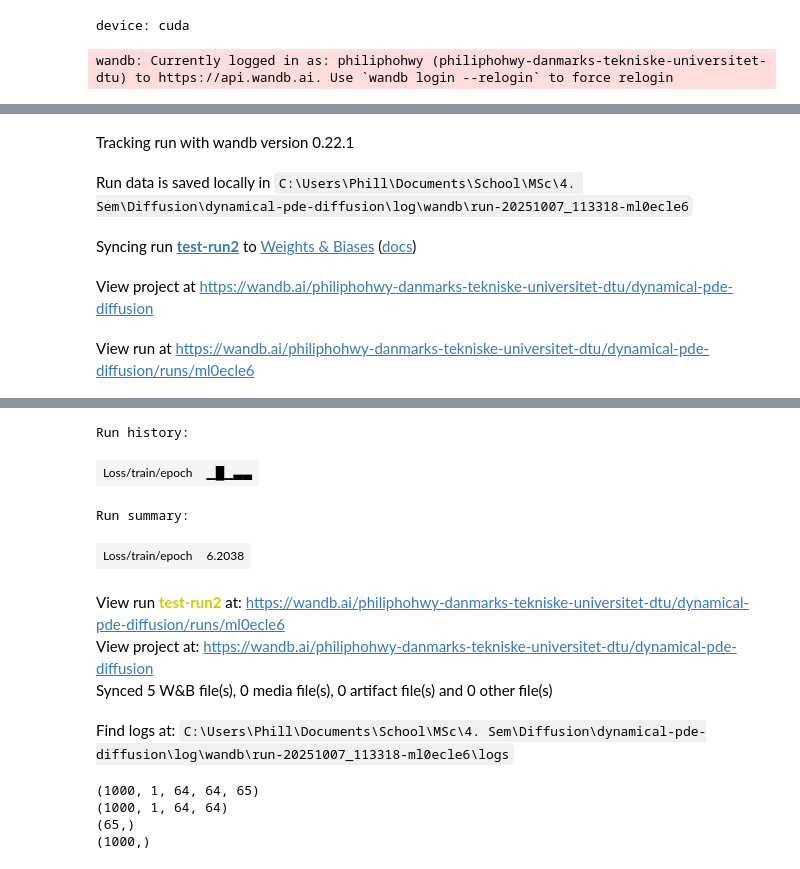
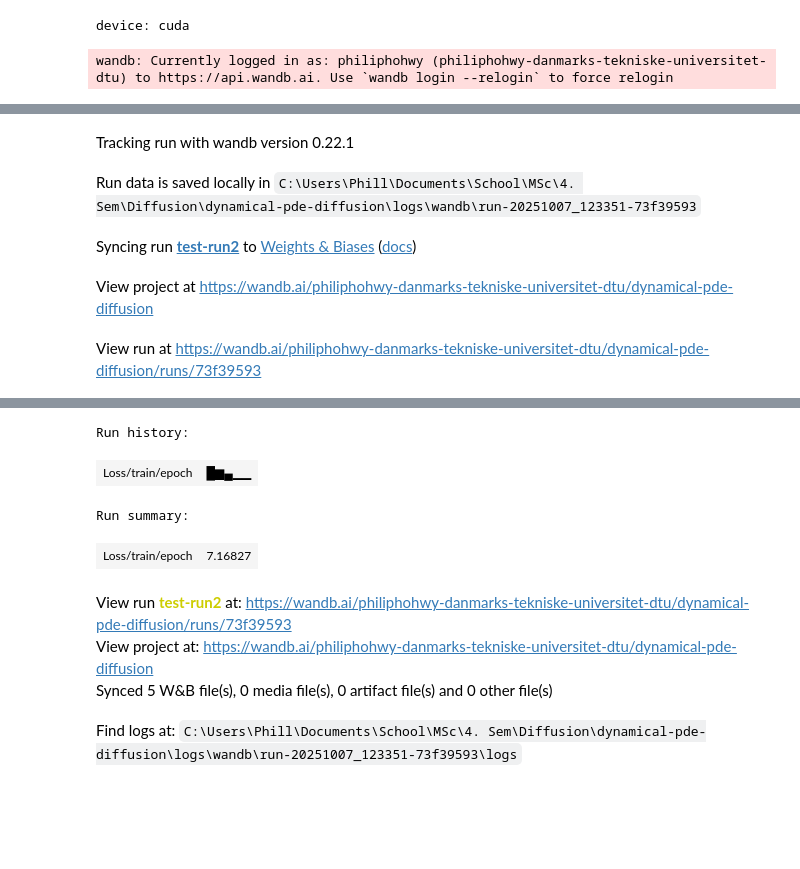
Before and after one commit to cmt-dtu-energy/dynamical-pde-diffusion, a Jupyter notebook: notebooks/00_testing.ipynb, the cells around one changed output, grey strips where cells are left out. Drawn from its saved outputs; the diff is of its cells as text; code cells hidden in the pictures; blank space fills up the shorter version.

Commit message:
working train.py script implemented, added configs for hydra/omegaconf

```diff
--- a/notebooks/00_testing.ipynb
+++ b/notebooks/00_testing.ipynb
@@ -16,0 +34,9 @@ Data directory: c:\Users\Phill\Documents\School\MSc\4. Sem\Diffusion\dynamical-p
+# %%
+data = np.load(data_dir / "heat_eq_data_1000_64_64_64_0_20.npz")
+
+A = data["U"][..., 0]  # (N, 1, S, S)
+U = data["U"]  # (N, 1, S, S, steps)
+t_steps = data["t_steps"]  # (steps,)
+labels = data["labels"]  # (N,)
+if labels.ndim == 1:
+    labels = labels.reshape((-1, 1))  # (N, 1)
@@ -17,19 +82,9 @@ Data directory: c:\Users\Phill\Documents\School\MSc\4. Sem\Diffusion\dynamical-p
 # %%
-data_shape = (64, 64) # (h, w)
-num_ch_a = 1
-num_ch_u = 2
-N = 100
-num_tsteps = 50
-label_dim = 3
+data_shape = A.shape[-2:]
+ch_a = A.shape[1]
+ch_u = U.shape[1]
+N = A.shape[0]
+num_tsteps = t_steps.shape[0]
+label_dim = labels.shape[1]
 
-t_steps = np.linspace(0, 1, num_tsteps)  # shape (T,)
-labels = np.ones((N, label_dim))  # shape (N, label_dim)
-init_cond = np.zeros((N, num_ch_a, *data_shape))  # shape (N, ch0, h, w)
-data = np.zeros((N, num_ch_u, *data_shape, num_tsteps))  # shape (N, ch1, h, w, T)
-
-dataset = dpde.datasets.DiffusionDataset(
-    init_state=init_cond,
-    data=data,
-    t_steps=t_steps,
-    labels=labels
-)
+print(f"Data shape: {data_shape}, ch_a: {ch_a}, ch_u: {ch_u}, N: {N}, num_tsteps: {num_tsteps}, label_dim: {label_dim}")
@@ -45,5 +123,5 @@ Label shape: torch.Size([10, 4]) Expected shape: (2, 4)
 # %%
-chs = [num_ch_a + num_ch_u, 32, 64, 128, 256]
+chs = [ch_a + ch_u, 32, 64, 128, 256]
 
 unet = dpde.models.Unet(chs, label_ch=label_dim + 1)
 edm_model = dpde.models.EDMWrapper(unet)
@@ -65,28 +143,28 @@ wandb_kwargs = {
 # %%
 dpde.training.train(
     model=edm_model,
-    dataloader=dataloader,
+    dataloader=trainloader,
     loss_fn=loss,
     device=device,
     epochs=5,
     lr=1e-4,
     weight_decay=0.0,
     wandb_kwargs=wandb_kwargs
 )
 # %% [output]
 wandb: Currently logged in as: philiphohwy (philiphohwy-danmarks-tekniske-universitet-dtu) to https://api.wandb.ai. Use `wandb login --relogin` to force relogin
 [interactive output not drawn]
 Tracking run with wandb version 0.22.1
-Run data is saved locally in C:\Users\Phill\Documents\School\MSc\4. Sem\Diffusion\dynamical-pde-diffusion\log\wandb\run-20251007_113318-ml0ecle6
+Run data is saved locally in C:\Users\Phill\Documents\School\MSc\4. Sem\Diffusion\dynamical-pde-diffusion\logs\wandb\run-20251007_123351-73f39593
 Syncing run test-run2 to Weights & Biases (docs)
 View project at https://wandb.ai/philiphohwy-danmarks-tekniske-universitet-dtu/dynamical-pde-diffusion
-View run at https://wandb.ai/philiphohwy-danmarks-tekniske-universitet-dtu/dynamical-pde-diffusion/runs/ml0ecle6
+View run at https://wandb.ai/philiphohwy-danmarks-tekniske-universitet-dtu/dynamical-pde-diffusion/runs/73f39593
 [interactive output not drawn]
 Run history:
-| Loss/train/epoch | ▁█▁▃▃ |
+| Loss/train/epoch | █▆▄▁▁ |
 Run summary:
-| Loss/train/epoch | 6.2038 |
+| Loss/train/epoch | 7.16827 |
-View run test-run2 at: https://wandb.ai/philiphohwy-danmarks-tekniske-universitet-dtu/dynamical-pde-diffusion/runs/ml0ecle6
+View run test-run2 at: https://wandb.ai/philiphohwy-danmarks-tekniske-universitet-dtu/dynamical-pde-diffusion/runs/73f39593
 View project at: https://wandb.ai/philiphohwy-danmarks-tekniske-universitet-dtu/dynamical-pde-diffusion
 Synced 5 W&B file(s), 0 media file(s), 0 artifact file(s) and 0 other file(s)
-Find logs at: C:\Users\Phill\Documents\School\MSc\4. Sem\Diffusion\dynamical-pde-diffusion\log\wandb\run-20251007_113318-ml0ecle6\logs
+Find logs at: C:\Users\Phill\Documents\School\MSc\4. Sem\Diffusion\dynamical-pde-diffusion\logs\wandb\run-20251007_123351-73f39593\logs
@@ -96,15 +170,0 @@ data = np.load(data_dir / "heat_eq_data_1000_64_64_64_0_20.npz")
-# %%
-U = data['U']  # shape (N, ch1, h, w, T)
-A = data['A']  # shape (N, ch0, h, w)
-t_steps = data['t_steps']  # shape (T,)
-labels = data['labels']  # shape (N, label_dim)
-
-print(U.shape)  # Expected shape: (N, ch1, h, w, T)
-print(A.shape)  # Expected shape: (N, ch0, h, w)
-print(t_steps.shape)  # Expected shape: (T,)
-print(labels.shape)  # Expected shape: (N, label_dim)
-# %% [output]
-(1000, 1, 64, 64, 65)
-(1000, 1, 64, 64)
-(65,)
-(1000,)
```
Also changed, not shown: parts of 14 cells of this notebook, 9 other files.
